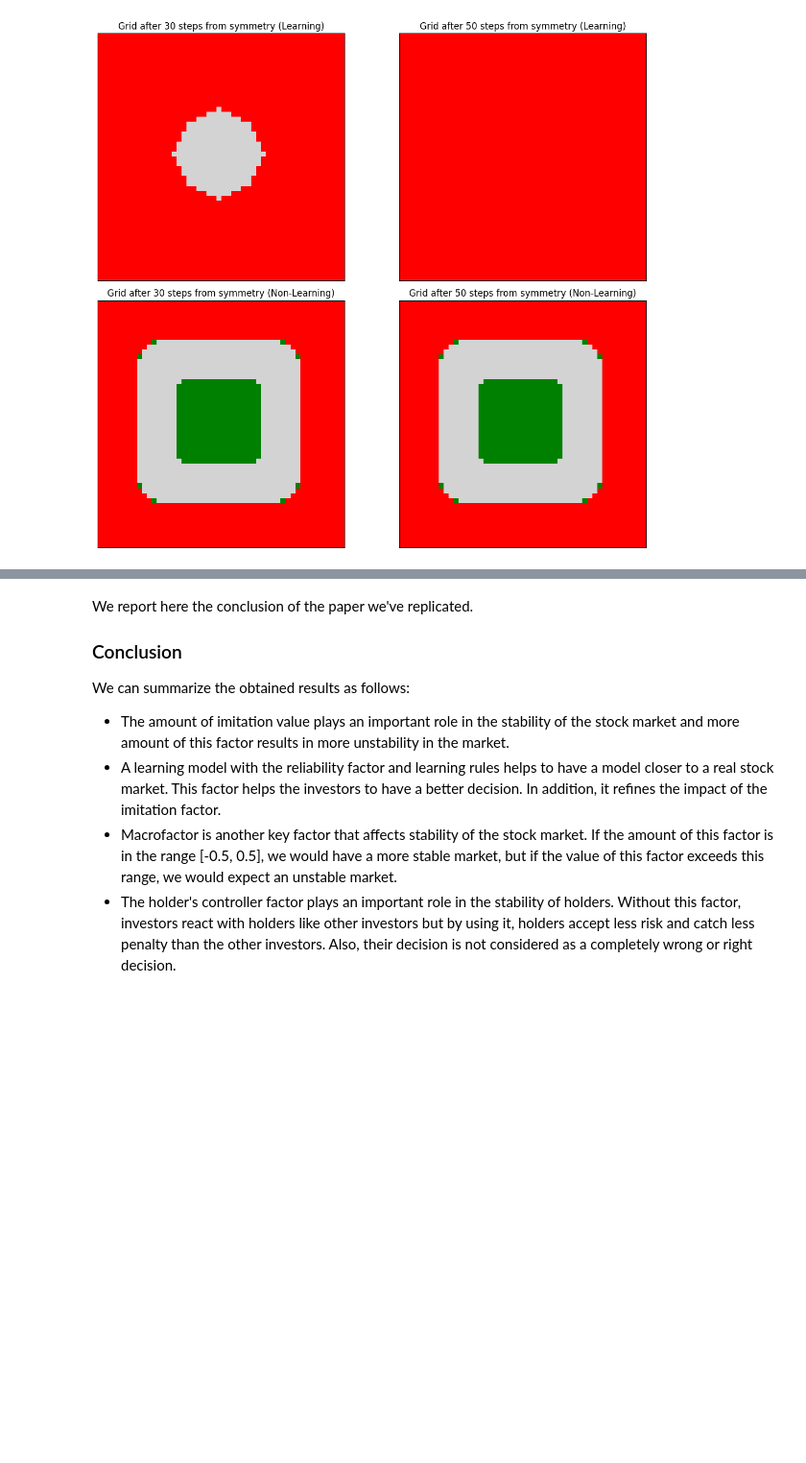
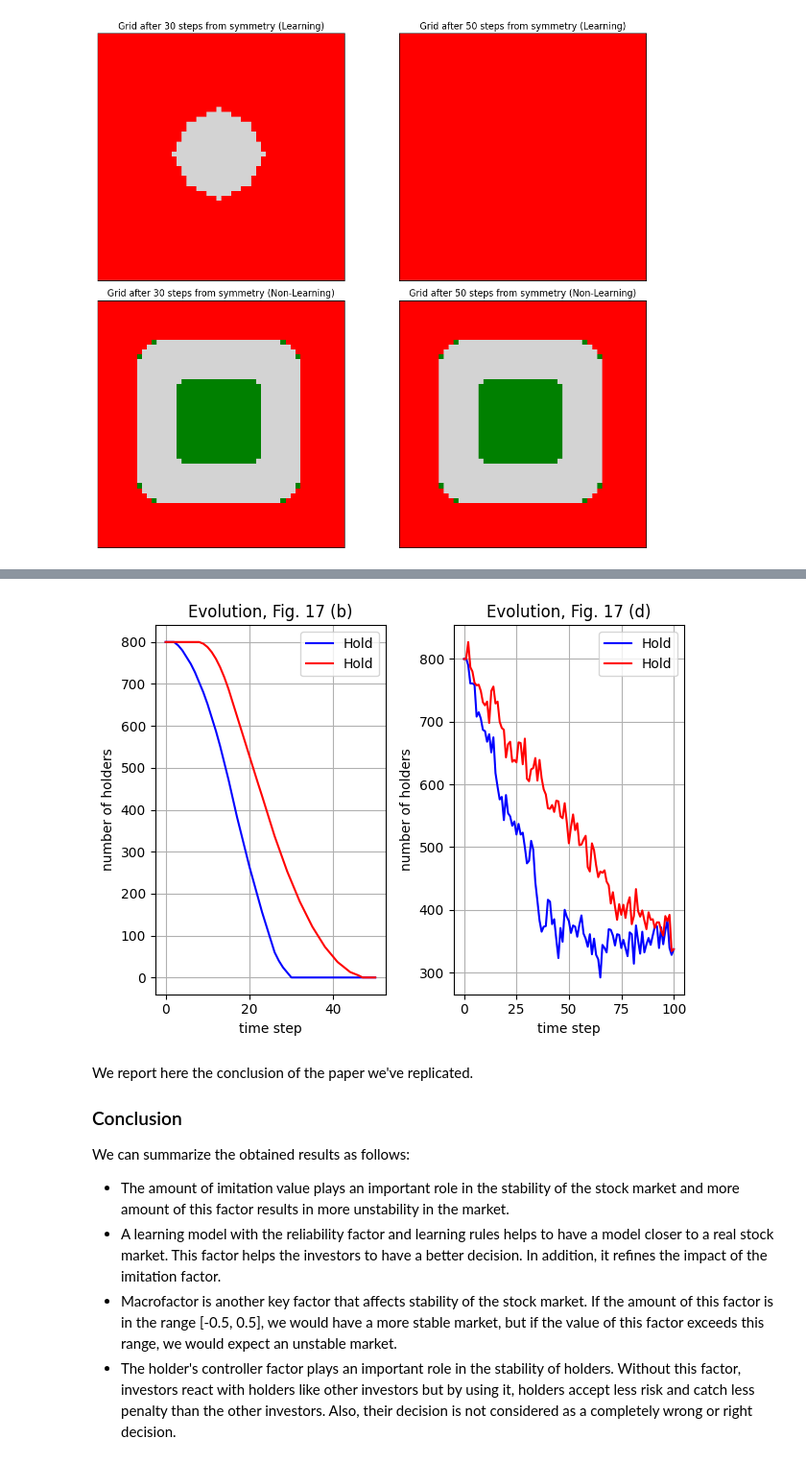
Before and after one commit to SaverioPCapra/python_defi_project, a Jupyter notebook: CA_implementations/paper3.ipynb, the cells around one changed output, grey strips where cells are left out. Shown at 96% size. Saved outputs shown, nothing was run; the diff lists cells and outputs as text; code cells hidden in the pictures; blank space fills up the shorter version.

```diff
--- a/CA_implementations/paper3.ipynb
+++ b/CA_implementations/paper3.ipynb
@@ -1773,6 +1784,58 @@ As these figures were based on randomized starting points which we couldn't exac
 ![fig16](images/fig16_paper3.png)
 
 ![fig17](images/fig17_paper3.png)
+# %%
+fig, axs = plt.subplots(1,2)
+
+model.grid = model.create_symmetric_grid()
+grid = model.grid.copy()
+
+model.run_simulation(num_steps=50,
+                    P =1,
+                    alpha= 0.5,
+                    theta= 0.02,
+                    initial_mf= 0,
+                    mf_volatility= 0,
+                    generate_new_grid = False)
+
+model.plot_hist(holders_color= "blue", only_holders= True, ax = axs[0], title = "Evolution, Fig. 17 (b)", hold_label= "Hold, alpha = 0.5")
+
+model.grid = grid
+model.run_simulation(num_steps=50,
+                    P =1,
+                    alpha= 0.2,
+                    theta= 0.02,
+                    initial_mf= 0,
+                    mf_volatility= 0,
+                    generate_new_grid = False)
+
+model.plot_hist(holders_color= "red", only_holders= True, ax = axs[0], title = "Evolution, Fig. 17 (b)", hold_label= "Hold, alpha = 0.2")
+
+model.grid = grid
+model.run_simulation(num_steps=100,
+                    P =0.75,
+                    alpha= 0.5,
+                    theta= 0.02,
+                    initial_mf= very_small_negative_number,
+                    mf_volatility= 0,
+                    generate_new_grid = False)
+
+model.plot_hist(holders_color= "blue", only_holders= True, ax = axs[1], title = "Evolution, Fig. 17 (d)", hold_label= "Hold, alpha = 0.5" )
+
+model.grid = grid
+model.run_simulation(num_steps=100,
+                    P =0.75,
+                    alpha= 0.2,
+                    theta= 0.02,
+                    initial_mf= very_small_negative_number,
+                    mf_volatility= 0,
+                    generate_new_grid = False)
+
+model.plot_hist(holders_color= "red", only_holders= True, ax = axs[1], title = "Evolution, Fig. 17 (d)", hold_label= "Hold, alpha = 0.2")
+
+plt.tight_layout()
+# %% [output]
+[figure, added]
 # %% [markdown]
 We report here the conclusion of the paper we've replicated.
 
```
Also changed, not shown: parts of 7 cells of this notebook, 1 other file.
